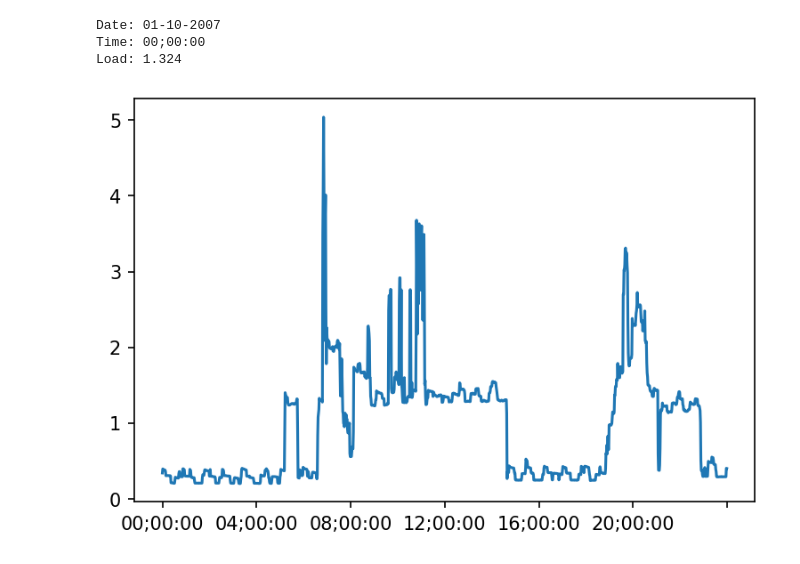
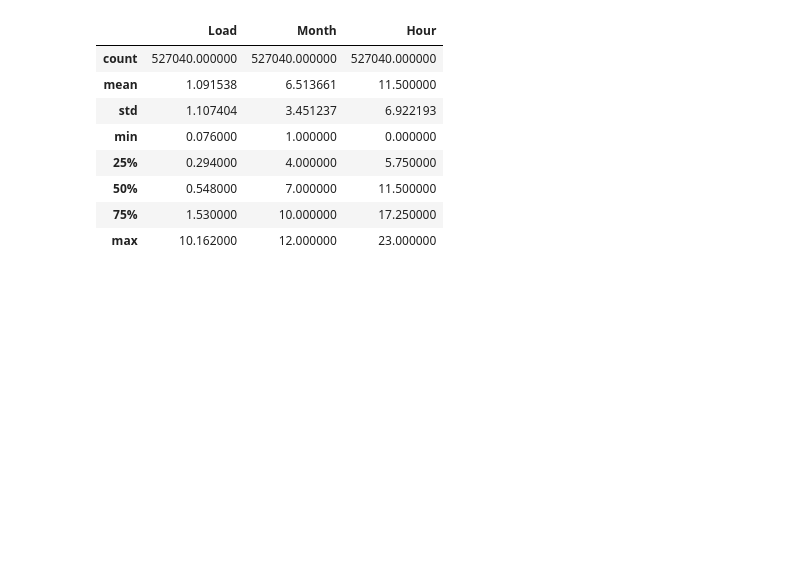
Before and after one commit to smoggy-P/Dynamic_Programming_Project, a Jupyter notebook: data.ipynb, the cells around one changed output. Cells and saved outputs as stored; diff of their text form; code cells hidden in the pictures; blank space fills up the shorter version.

```diff
--- a/data.ipynb
+++ b/data.ipynb
@@ -1,47 +1,23 @@
-# %%
-# Load data from csv file
-
-import csv
-import numpy as np
-dates = []
-times = []
-loads = []
-with open('data.csv', newline='') as csvfile:
-    reader = csv.DictReader(csvfile)
-    for row in reader:
-        dates.append(row['Date'])
-        times.append(row['Time'])
-        loads.append(float(row['Load']))
-
-dates = np.array(dates)
-times = np.array(times)
-loads = np.array(loads)
-
-print("Date:", dates[0])
-print("Time:", times[0])
-print("Load:", loads[0])
-
-n = dates.size
-# %% [output]
-Date: 01-10-2007
-Time: 00;00:00
-Load: 1.324
-# %%
-# Visualization data within one day
-import matplotlib.pyplot as plt
-from matplotlib.pyplot import MultipleLocator
-import matplotlib as mpl
-mpl.rcParams['figure.dpi'] = 100
-
-
-target_date = '05-10-2007'
-
-x_major_locator=MultipleLocator(240)
-ax=plt.gca()
-ax.xaxis.set_major_locator(x_major_locator)
-plt.plot([times[i] for i in range(n) if dates[i]==target_date],
-         [loads[i] for i in range(n) if dates[i]==target_date])
-
-plt.show()
-# %% [output]
-[figure, removed]
+# %%
+import pandas as pd
+
+df = pd.read_csv('data.csv')  # read df from csv file
+
+df['Datetime'] = pd.to_datetime(df['Date'] + ' ' + df['Time'], format='%d-%m-%Y %H;%M:%S')
+df = df.drop(columns=['Date', 'Time'])
+df.set_index('Datetime', inplace=True)
+
+# using month and hour as features
+df['Month'], df['Hour']  = df.index.month, df.index.hour
+
+df.describe()
+# %% [output]
+|  | Load | Month | Hour |
+| count | 527040.000000 | 527040.000000 | 527040.000000 |
+| mean | 1.091538 | 6.513661 | 11.500000 |
+| std | 1.107404 | 3.451237 | 6.922193 |
+| min | 0.076000 | 1.000000 | 0.000000 |
+| 25% | 0.294000 | 4.000000 | 5.750000 |
+| 50% | 0.548000 | 7.000000 | 11.500000 |
+| 75% | 1.530000 | 10.000000 | 17.250000 |
+| max | 10.162000 | 12.000000 | 23.000000 |
```
Also changed, not shown: parts of 5 cells of this notebook, 4 other files.
